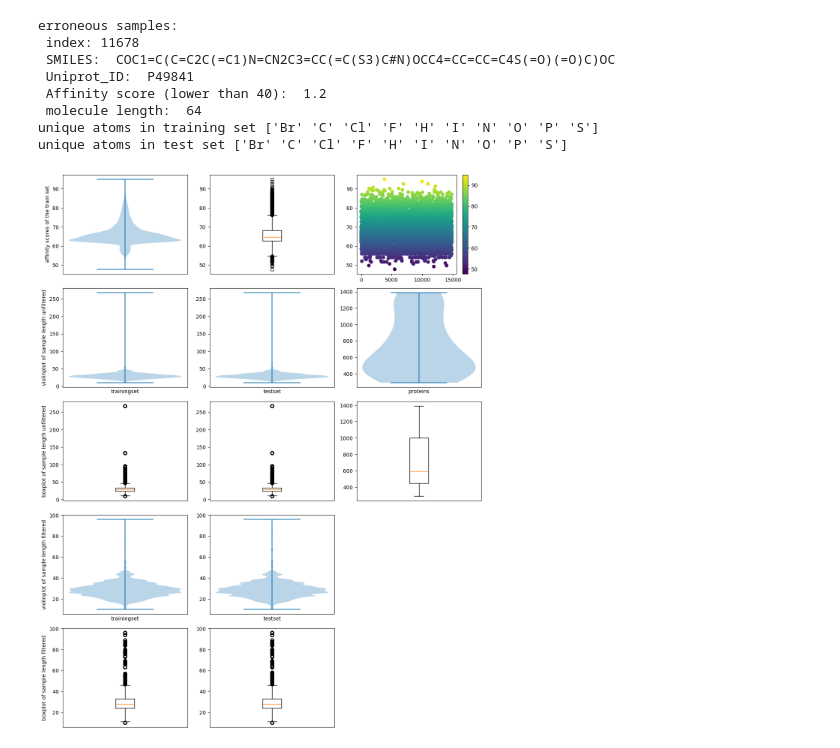
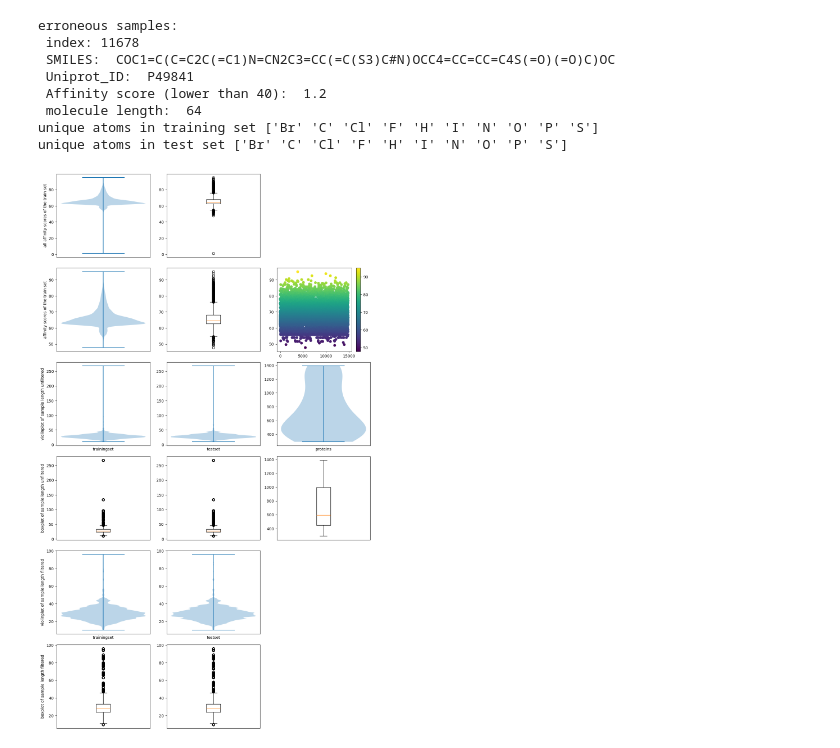
Before and after one commit to derekkentie/group-4, a Jupyter notebook: data/Data analyse.ipynb, the cells around one changed output. Drawn from its saved outputs; the diff is of its cells as text; code cells hidden in the pictures.

Commit message:
update data analysis for including erroneous sample

```diff
--- a/data/Data analyse.ipynb
+++ b/data/Data analyse.ipynb
@@ -36,6 +36,8 @@ test_array = np.array(pd.read_csv("test.csv", sep=',', header=None))
 protein_array = np.array(pd.read_csv("protein_info.csv", sep=',', header=None))
 
 #creating the different lists needed to store the data in
+all_affinity_scores = []
+all_indexes = []
 affinity_score = []
 index = []
 error_sample = []
@@ -51,6 +53,10 @@ unique_atoms_test = []
 
 #extracting the specific data and filtering out erroneous measurements
 for sample in range(1, len(train_array)):
+
+    all_indexes.append(sample)
+    all_affinity_scores.append(float(train_array[sample][-1]))
+
     if float(train_array[sample][-1]) < 40:
         print("erroneous samples:", '\n',
               "index:", sample, '\n',
@@ -112,6 +118,8 @@ print("unique atoms in training set", np.sort(unique_atoms_train))
 print("unique atoms in test set", np.sort(unique_atoms_test))
 
 #converting to numpy arrays
+all_affinity_scores = np.array(all_affinity_scores)
+all_indexes = np.array(all_indexes)
 affinity_score = np.array(affinity_score)
 index = np.array(index)
 train_molecule_length = np.array(train_molecule_length)
@@ -130,19 +138,23 @@ unique atoms in training set ['Br' 'C' 'Cl' 'F' 'H' 'I' 'N' 'O' 'P' 'S']
 unique atoms in test set ['Br' 'C' 'Cl' 'F' 'H' 'I' 'N' 'O' 'P' 'S']
 # %%
 #creating the subplots for every plot in the figure
-fig, ([ax11train, ax12train, ax13train],
+fig, ([ax01train_unfiltered, ax02_unfiltered, ax03],
+      [ax11train, ax12train, ax13train],
       [ax21trainmollenviol, ax22testmollenviol, ax23protlenviol],
       [ax31trainmollenbox, ax32testmollenbox, ax33protlenbox],
       [ax41trainmollenviol_filtered, ax42testmollenviol_filtered, ax43],
       [ax51trainmollenbox_filtered, ax52testmollenbox_filtered, ax53]) = \
-      plt.subplots(nrows = 5,
+      plt.subplots(nrows = 6,
                   ncols = 3,
-                  figsize =(12, 15),
+                  figsize =(12, 20),
                   sharex = False,
                   sharey = False)
 
 
 #plotting the affinity scores in violinplot, boxplot and scatterplot
+ax01train_unfiltered.set_ylabel('all affinity scores of the train set')
+ax01train_unfiltered.violinplot(all_affinity_scores)
+ax02_unfiltered.boxplot(all_affinity_scores)
 ax11train.set_ylabel('affinity scores of the train set')
 ax11train.violinplot(affinity_score)
 ax12train.boxplot(affinity_score)
@@ -167,31 +179,34 @@ ax41trainmollenviol_filtered.violinplot(train_molecule_length_filtered)
 ax51trainmollenbox_filtered.boxplot(train_molecule_length_filtered)
 
 ax22testmollenviol.violinplot(test_molecule_length)
 ax32testmollenbox.boxplot(test_molecule_length)
 ax42testmollenviol_filtered.violinplot(test_molecule_length_filtered)
 ax52testmollenbox_filtered.boxplot(test_molecule_length_filtered)
 
 ax23protlenviol.violinplot(protein_length)
 ax33protlenbox.boxplot(protein_length)
 
 #removing unnecessary information in the plots
+fig.delaxes(ax03)
 fig.delaxes(ax43)
 fig.delaxes(ax53)
+ax01train_unfiltered.set_xticks([])
+ax02_unfiltered.set_xticks([])
 ax11train.set_xticks([])
 ax12train.set_xticks([])
 ax21trainmollenviol.set_xticks([])
 ax22testmollenviol.set_xticks([])
 ax23protlenviol.set_xticks([])
 ax31trainmollenbox.set_xticks([])
 ax32testmollenbox.set_xticks([])
 ax33protlenbox.set_xticks([])
 ax41trainmollenviol_filtered.set_xticks([])
 ax42testmollenviol_filtered.set_xticks([])
 ax51trainmollenbox_filtered.set_xticks([])
 ax52testmollenbox_filtered.set_xticks([])
 #properly separating the different plots
 fig.subplots_adjust(hspace=0.2)
 plt.tight_layout(pad=1)
 plt.show()
 # %% [output]
-[figure, old version]
+[figure, new version]
```
Also changed, not shown: 1 other file.
